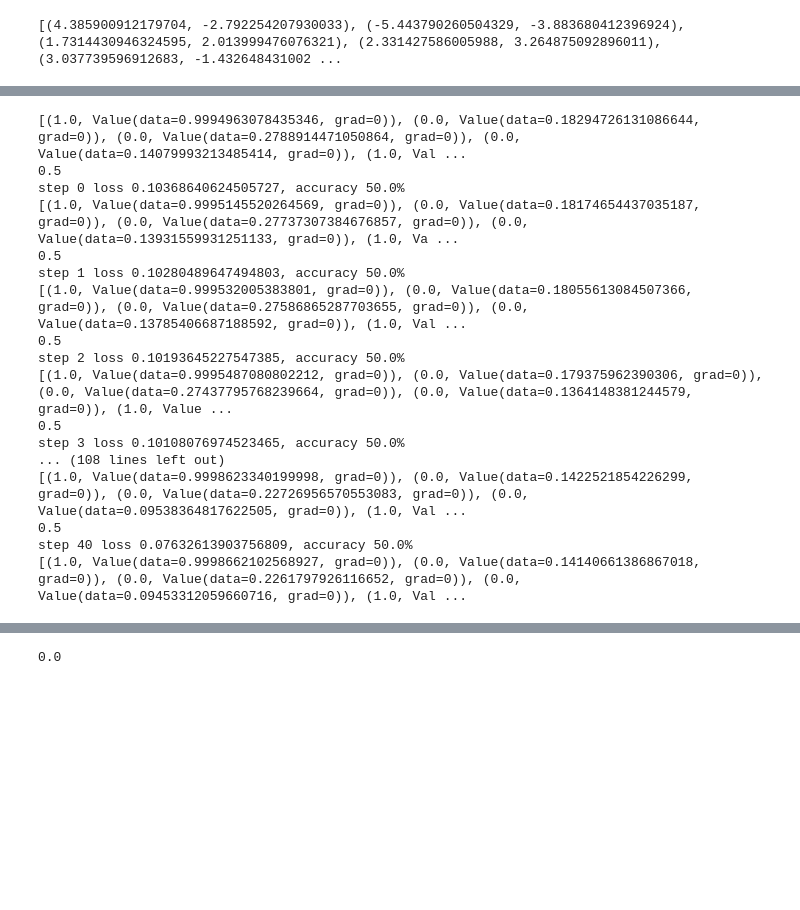
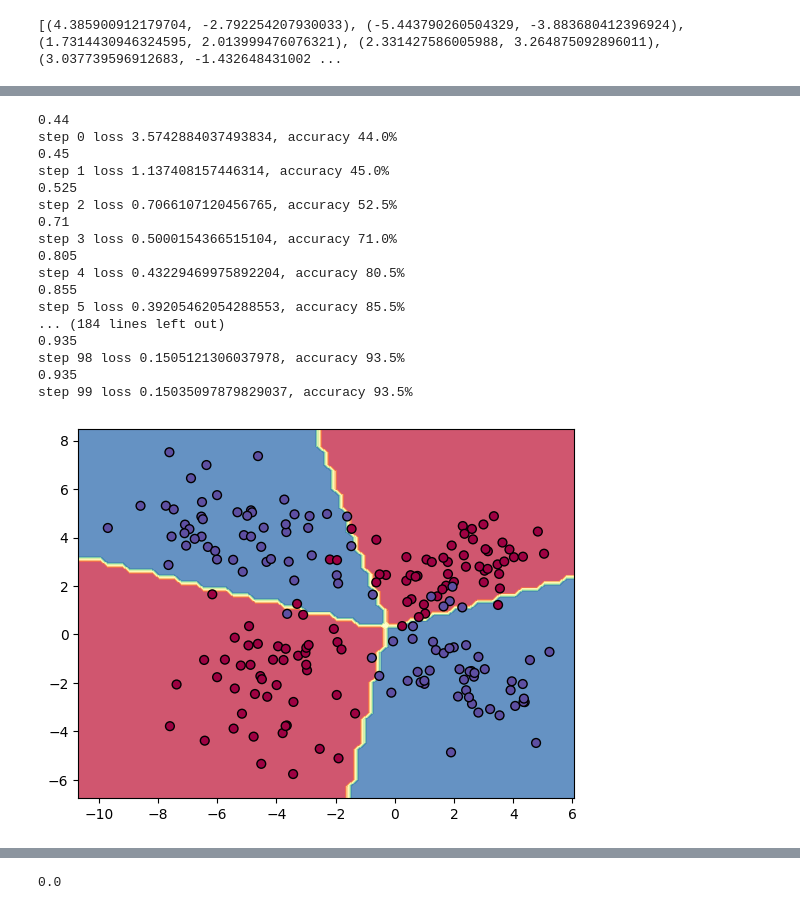
Before and after one commit to TijnKuik/DLAssigment2, a Jupyter notebook: trying_out_ass.ipynb, the cells around one changed output, grey strips where cells are left out. Cells and saved outputs as stored; diff of their text form; code cells hidden in the pictures; blank space fills up the shorter version.

Commit message:
Finished training the model and accuracy. Plotted it. And it works. to do: cleanup and r1

```diff
--- a/trying_out_ass.ipynb
+++ b/trying_out_ass.ipynb
@@ -171,7 +173,7 @@ class MLP(Module):
         sz = [nin] + nouts
         #self.activation_function = activation_function
         if activation_function == 'sigmoid':
-            self.layers = [Layer(sz[i], sz[i+1], activation_function=None if i != len(nouts) -1 else activation_function) for i in range(len(nouts))]
+            self.layers = [Layer(sz[i], sz[i+1], activation_function='relu' if i != len(nouts) -1 else activation_function) for i in range(len(nouts))]
         else:
             self.layers = [Layer(sz[i], sz[i+1], activation_function=activation_function if i != len(nouts) -1 else None) for i in range(len(nouts))]
 
@@ -235,7 +240,7 @@ print(x_inputs)
 # %% [output]
 [(4.385900912179704, -2.792254207930033), (-5.443790260504329, -3.883680412396924), (1.7314430946324595, 2.013999476076321), (2.331427586005988, 3.264875092896011), (3.037739596912683, -1.432648431002 ...
 # %%
-model = MLP(2, [5, 5, 1], activation_function='sigmoid')
+model = MLP(2, [8, 8, 1], activation_function='sigmoid')
 print(model)
 print("Number of parameters: ", len(model.parameters()))
 # %% [output]
@@ -261,8 +263,7 @@ loss(model, x_inputs, y_labels)
 # %%
-learning_rate = 0.01
+learning_rate = 0.2
 
-for k in range(50):
-
+for k in range(100):
     total_loss, acc = loss(model, x_inputs, y_labels)
     print(acc)
     model.zero_grad()
@@ -274,23 +275,56 @@ for k in range(50):
     if k % 1 == 0:
         print(f"step {k} loss {total_loss.data}, accuracy {acc*100}%")
 # %% [output]
-[(1.0, Value(data=0.9994963078435346, grad=0)), (0.0, Value(data=0.18294726131086644, grad=0)), (0.0, Value(data=0.2788914471050864, grad=0)), (0.0, Value(data=0.14079993213485414, grad=0)), (1.0, Val ...
-0.5
-step 0 loss 0.10368640624505727, accuracy 50.0%
-[(1.0, Value(data=0.9995145520264569, grad=0)), (0.0, Value(data=0.18174654437035187, grad=0)), (0.0, Value(data=0.27737307384676857, grad=0)), (0.0, Value(data=0.13931559931251133, grad=0)), (1.0, Va ...
-0.5
-step 1 loss 0.10280489647494803, accuracy 50.0%
-[(1.0, Value(data=0.999532005383801, grad=0)), (0.0, Value(data=0.18055613084507366, grad=0)), (0.0, Value(data=0.27586865287703655, grad=0)), (0.0, Value(data=0.13785406687188592, grad=0)), (1.0, Val ...
-0.5
-step 2 loss 0.10193645227547385, accuracy 50.0%
-[(1.0, Value(data=0.9995487080802212, grad=0)), (0.0, Value(data=0.179375962390306, grad=0)), (0.0, Value(data=0.27437795768239664, grad=0)), (0.0, Value(data=0.1364148381244579, grad=0)), (1.0, Value ...
-0.5
-step 3 loss 0.10108076974523465, accuracy 50.0%
-... (108 lines left out)
-[(1.0, Value(data=0.9998623340199998, grad=0)), (0.0, Value(data=0.1422521854226299, grad=0)), (0.0, Value(data=0.22726956570553083, grad=0)), (0.0, Value(data=0.09538364817622505, grad=0)), (1.0, Val ...
-0.5
-step 40 loss 0.07632613903756809, accuracy 50.0%
-[(1.0, Value(data=0.9998662102568927, grad=0)), (0.0, Value(data=0.14140661386867018, grad=0)), (0.0, Value(data=0.2261797926116652, grad=0)), (0.0, Value(data=0.09453312059660716, grad=0)), (1.0, Val ...
+0.44
+step 0 loss 3.5742884037493834, accuracy 44.0%
+0.45
+step 1 loss 1.137408157446314, accuracy 45.0%
+0.525
+step 2 loss 0.7066107120456765, accuracy 52.5%
+0.71
+step 3 loss 0.5000154366515104, accuracy 71.0%
+0.805
+step 4 loss 0.43229469975892204, accuracy 80.5%
+0.855
+step 5 loss 0.39205462054288553, accuracy 85.5%
+... (184 lines left out)
+0.935
+step 98 loss 0.1505121306037978, accuracy 93.5%
+0.935
+step 99 loss 0.15035097879829037, accuracy 93.5%
+# %%
+X = df[['x1', 'x2']].values  # or .to_numpy()
+y = df['y'].values
+
+
+h = 0.25
+
+x_min, x_max = X[:, 0].min() - 1, X[:, 0].max() + 1
+y_min, y_max = X[:, 1].min() - 1, X[:, 1].max() + 1
+
+xx, yy = np.meshgrid(
+    np.arange(x_min, x_max, h),
+    np.arange(y_min, y_max, h)
+)
+
+Xmesh = np.c_[xx.ravel(), yy.ravel()]
+
+# forward through your MLP (micrograd)
+inputs = [list(map(Value, xrow)) for xrow in Xmesh]
+scores = [model(inp) for inp in inputs]  # each is a Value
+
+# turn scores into class predictions (0/1)
+Z = np.array([1 if s.data > 0.5 else 0 for s in scores])
+Z = Z.reshape(xx.shape)
+
+fig = plt.figure()
+plt.contourf(xx, yy, Z, cmap=plt.cm.Spectral, alpha=0.8)
+plt.scatter(X[:, 0], X[:, 1], c=y, s=40, cmap=plt.cm.Spectral, edgecolors="k")
+plt.xlim(xx.min(), xx.max())
+plt.ylim(yy.min(), yy.max())
+plt.show()
+# %% [output]
+[figure, added]
 # %%
 
 import os
```
Also changed, not shown: parts of 4 cells of this notebook, 1 other file.
